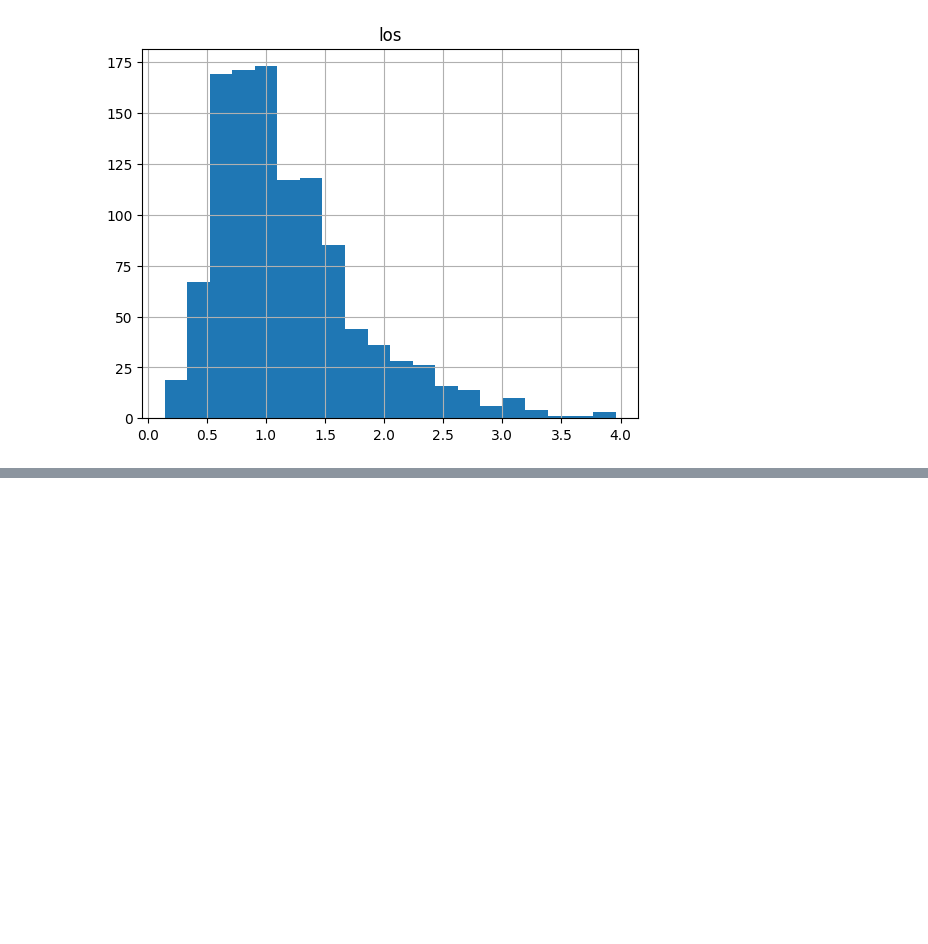
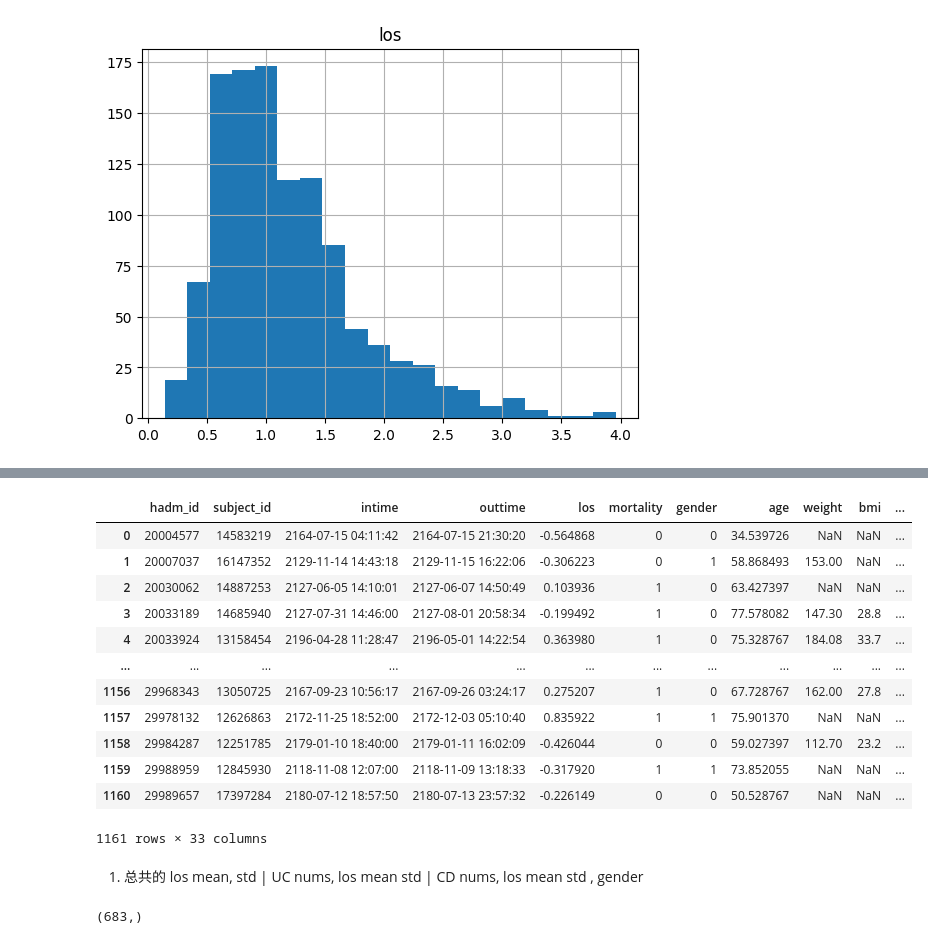
Before and after one commit to sitdownkevin/IBD-EDA, a Jupyter notebook: scripts/aes_2024_proposal.ipynb, the cells around one changed output, grey strips where cells are left out. Drawn from its saved outputs; the diff is of its cells as text; code cells hidden in the pictures; blank space fills up the shorter version.

```diff
--- a/scripts/aes_2024_proposal.ipynb
+++ b/scripts/aes_2024_proposal.ipynb
@@ -171,0 +165,2 @@ plt.hist(np.log(X['los']), bins=20)
+# %%
+data['los'] = np.log(data['los']+1)
@@ -171,0 +214,22 @@ plt.hist(np.log(X['los']), bins=20)
+# %%
+data
+# %% [output]
+|  | hadm_id | subject_id | intime | outtime | los | mortality | gender | age | weight | bmi | ... |
+| 0 | 20004577 | 14583219 | 2164-07-15 04:11:42 | 2164-07-15 21:30:20 | -0.564868 | 0 | 0 | 34.539726 | NaN | NaN | ... |
+| 1 | 20007037 | 16147352 | 2129-11-14 14:43:18 | 2129-11-15 16:22:06 | -0.306223 | 0 | 1 | 58.868493 | 153.00 | NaN | ... |
+| 2 | 20030062 | 14887253 | 2127-06-05 14:10:01 | 2127-06-07 14:50:49 | 0.103936 | 1 | 0 | 63.427397 | NaN | NaN | ... |
+| 3 | 20033189 | 14685940 | 2127-07-31 14:46:00 | 2127-08-01 20:58:34 | -0.199492 | 1 | 0 | 77.578082 | 147.30 | 28.8 | ... |
+| 4 | 20033924 | 13158454 | 2196-04-28 11:28:47 | 2196-05-01 14:22:54 | 0.363980 | 1 | 0 | 75.328767 | 184.08 | 33.7 | ... |
+| ... | ... | ... | ... | ... | ... | ... | ... | ... | ... | ... | ... |
+| 1156 | 29968343 | 13050725 | 2167-09-23 10:56:17 | 2167-09-26 03:24:17 | 0.275207 | 1 | 0 | 67.728767 | 162.00 | 27.8 | ... |
+| 1157 | 29978132 | 12626863 | 2172-11-25 18:52:00 | 2172-12-03 05:10:40 | 0.835922 | 1 | 1 | 75.901370 | NaN | NaN | ... |
+| 1158 | 29984287 | 12251785 | 2179-01-10 18:40:00 | 2179-01-11 16:02:09 | -0.426044 | 0 | 0 | 59.027397 | 112.70 | 23.2 | ... |
+| 1159 | 29988959 | 12845930 | 2118-11-08 12:07:00 | 2118-11-09 13:18:33 | -0.317920 | 1 | 1 | 73.852055 | NaN | NaN | ... |
+| 1160 | 29989657 | 17397284 | 2180-07-12 18:57:50 | 2180-07-13 23:57:32 | -0.226149 | 0 | 0 | 50.528767 | NaN | NaN | ... |
+1161 rows × 33 columns
+# %% [markdown]
+1. 总共的 los mean, std | UC nums, los mean std | CD nums, los mean std , gender
+# %%
+data['subject_id'].unique().shape
+# %% [output]
+(683,)
```
Also changed, not shown: parts of 15 cells of this notebook, 2 other files.
